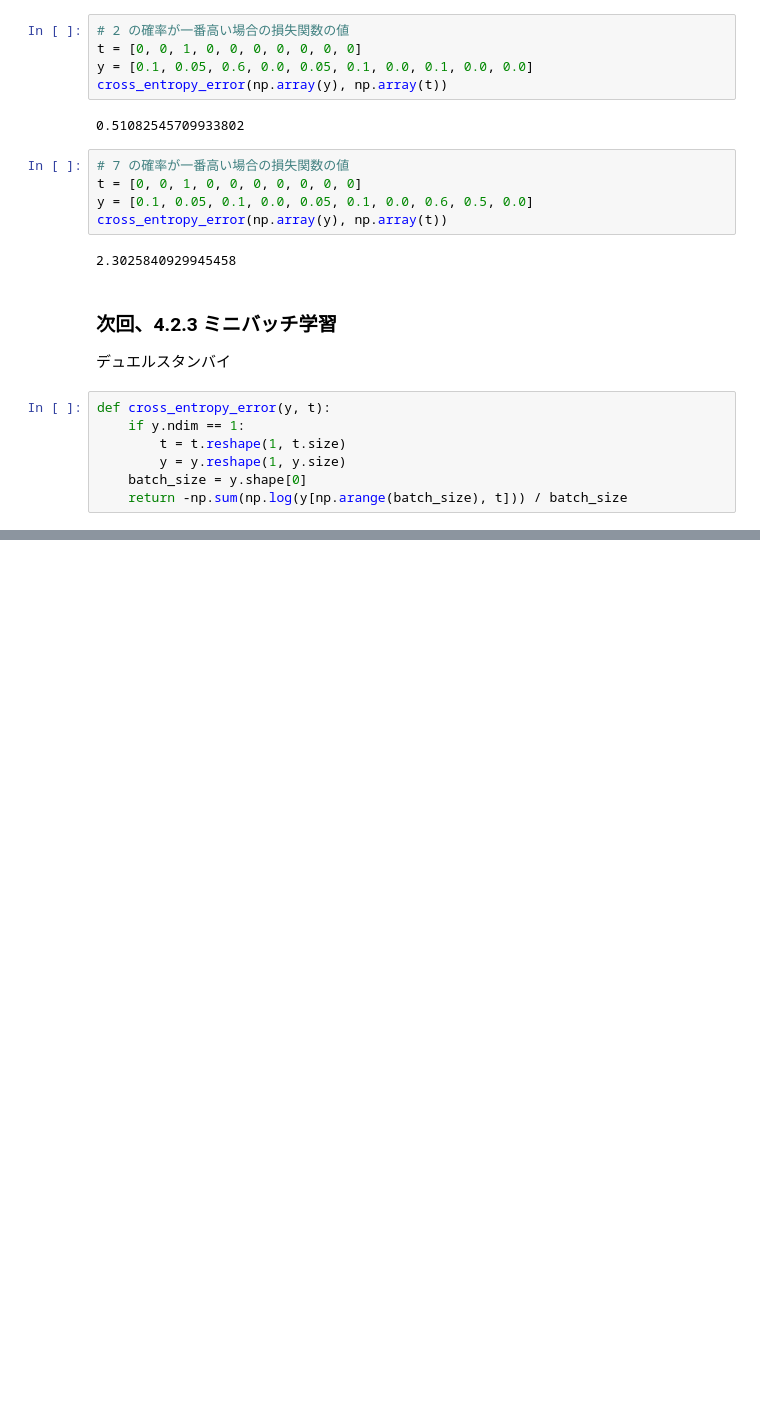
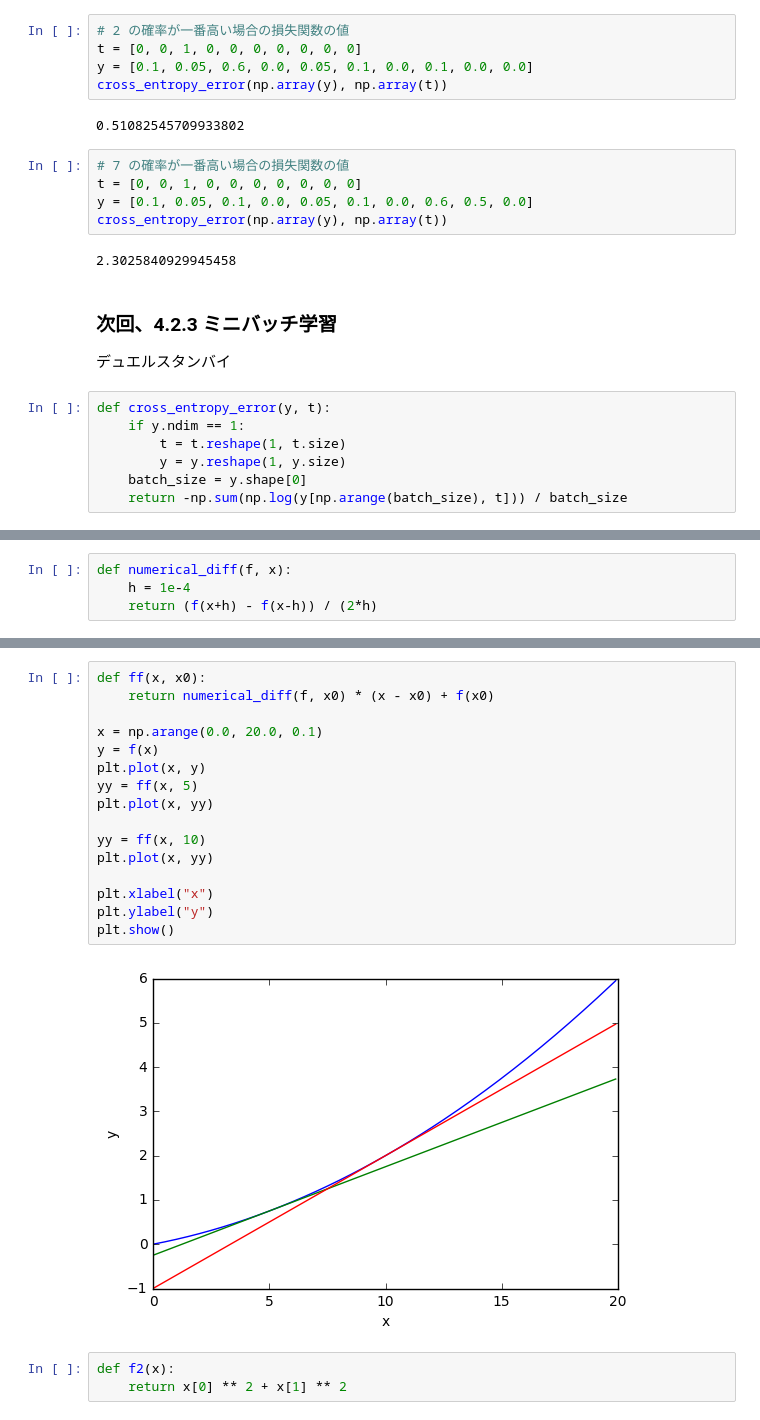
Before and after one commit to ara-ta3/reading-deep-learning-with-python, a Jupyter notebook: chap04.ipynb, the cells around one changed output, grey strips where cells are left out. Saved outputs shown, nothing was run; the diff lists cells and outputs as text; blank space fills up the shorter version.

```diff
--- a/chap04.ipynb
+++ b/chap04.ipynb
@@ -59,0 +86,4 @@ def cross_entropy_error(y, t):
+# %%
+def numerical_diff(f, x):
+    h = 1e-4
+    return (f(x+h) - f(x-h)) / (2*h)
@@ -59,0 +122,21 @@ def cross_entropy_error(y, t):
+# %%
+def ff(x, x0):
+    return numerical_diff(f, x0) * (x - x0) + f(x0)
+
+x = np.arange(0.0, 20.0, 0.1)
+y = f(x)
+plt.plot(x, y)
+yy = ff(x, 5)
+plt.plot(x, yy)
+
+yy = ff(x, 10)
+plt.plot(x, yy)
+
+plt.xlabel("x")
+plt.ylabel("y")
+plt.show()
+# %% [output]
+[figure, added]
+# %%
+def f2(x):
+    return x[0] ** 2 + x[1] ** 2
```
Also changed, not shown: parts of 26 cells of this notebook, 2 other files.
